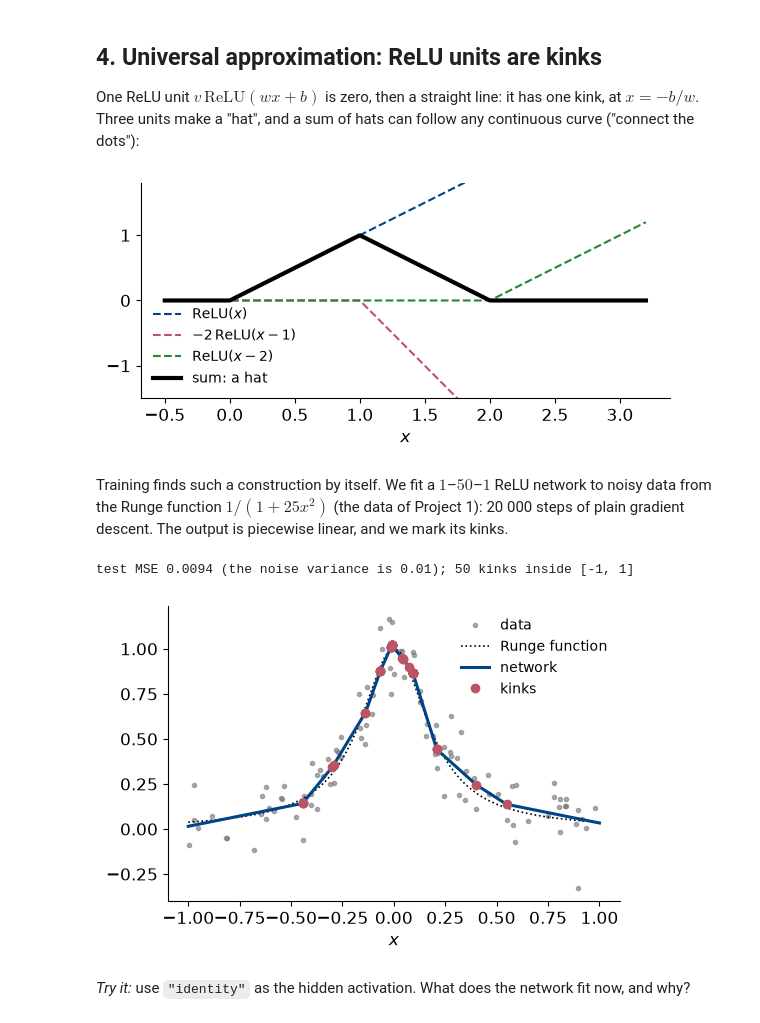
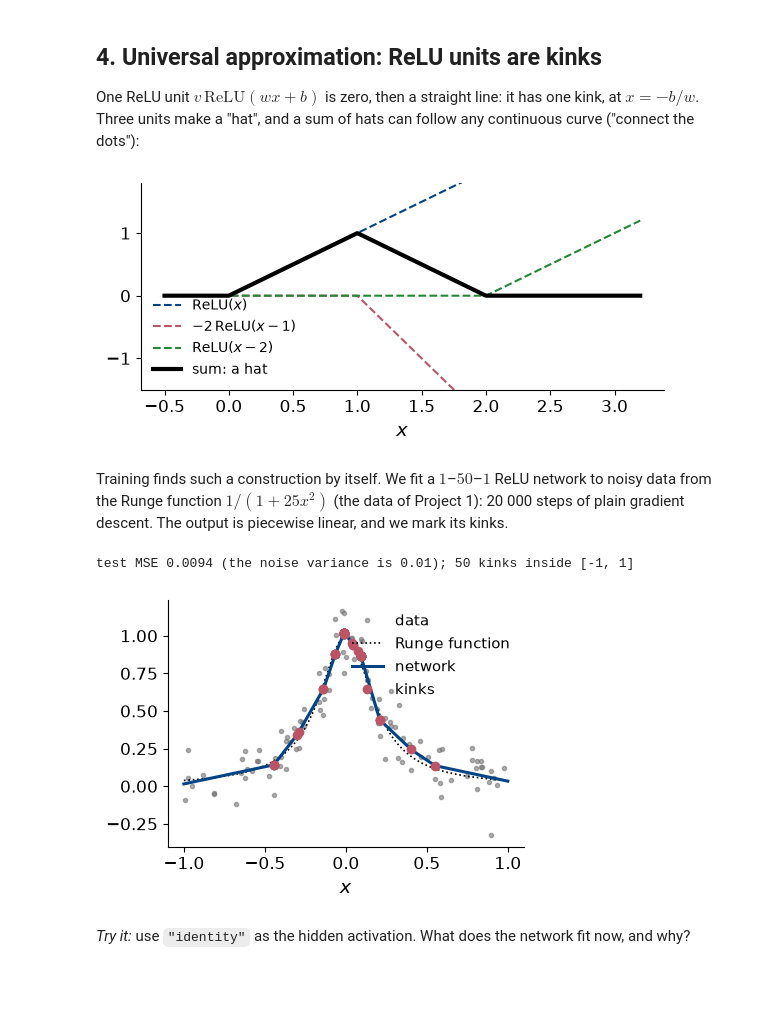
Before and after one commit to cvsvensson/MachineLearningUiO, a Jupyter notebook: doc/WeeklyMaterial/week42/week42monday_v2.ipynb, the cells around one changed output. Saved outputs shown, nothing was run; the diff lists cells and outputs as text; code cells hidden in the pictures; blank space fills up the shorter version.

```diff
--- a/doc/WeeklyMaterial/week42/week42monday_v2.ipynb
+++ b/doc/WeeklyMaterial/week42/week42monday_v2.ipynb
@@ -20,7 +20,8 @@ jax.config.update("jax_enable_x64", True)     # double precision, so that gradie
 import jax.numpy as jnp
 
 BLUE, RED, GREEN, GREY = "#004488", "#BB5566", "#228833", "#777777"
-plt.rcParams.update({"font.size": 12, "axes.spines.top": False, "axes.spines.right": False})
+plt.rcParams.update({"font.size": 14, "axes.titlesize": 14, "axes.labelsize": 14, "legend.fontsize": 12,
+                     "xtick.labelsize": 12, "ytick.labelsize": 12, "axes.spines.top": False, "axes.spines.right": False})
 np.set_printoptions(precision=4, suppress=True)
 
 SAVE_FIGURES = False          # True: also write the slide figures to figures/v2_*.png
@@ -196,7 +197,7 @@ softmax  max |backpropagation - jax.grad| = 4.2e-17
 The backward pass multiplies by $f'$ once per layer. The sigmoid has $f'\le 1/4$, tanh has $f'\le 1$, and ReLU has $f'=1$ for $z>0$. All three are flat somewhere: $f'\approx 0$ for large $|z|$ (sigmoid, tanh) or for $z<0$ (ReLU).
 # %%
 z = np.linspace(-5, 5, 400)
-fig, ax = plt.subplots(1, 2, figsize=(10, 3.4))
+fig, ax = plt.subplots(1, 2, figsize=(8, 2.8))
 for name, col, ls in (("sigmoid", BLUE, "-"), ("tanh", GREEN, "--"), ("relu", RED, "-")):
     f, fp = ACTIVATIONS[name]
     ax[0].plot(z, f(z), color=col, lw=2.2, ls=ls, label=name)
@@ -398,42 +399,42 @@ ax.legend(frameon=False, fontsize=10, loc="lower left")
 fig.tight_layout()
 plt.show()
 # %% [output]
-[figure, old version]
+[figure, new version]
 # %% [markdown]
 Training finds such a construction by itself. We fit a $1$–$50$–$1$ ReLU network to noisy data from the Runge function $1/(1+25x^2)$ (the data of Project 1): 20 000 steps of plain gradient descent. The output is piecewise linear, and we mark its kinks.
 # %%
 def runge_data(n=100, sigma=0.1, seed=2026):
     # Project 1: x uniform on [-1, 1], y = 1/(1 + 25 x^2) + noise; a training and a test set.
     rng = np.random.default_rng(seed)
     x = np.sort(rng.uniform(-1, 1, n))
     y = 1.0 / (1.0 + 25 * x ** 2) + rng.normal(0, sigma, n)
     x_test = np.sort(rng.uniform(-1, 1, n))
     y_test = 1.0 / (1.0 + 25 * x_test ** 2) + rng.normal(0, sigma, n)
     return x[:, None], y[:, None], x_test[:, None], y_test[:, None]
 
 
 X, Y, Xt, Yt = runge_data()
 layers = create_layers([1, 50, 1], "relu", np.random.default_rng(2026))
 layers, hist = train(X, Y, layers, "relu", "mse", gamma=0.1, epochs=20000)
 (W1, b1), (W2, b2) = layers
 kinks = -b1 / W1[0]
 kinks = np.sort(kinks[(kinks > -1) & (kinks < 1) & (np.abs(W2[:, 0] * W1[0]) > 1e-3)])
 print(f"test MSE {np.mean((predict(Xt, layers, 'relu') - Yt) ** 2):.4f} (the noise variance is 0.01); "
       f"{len(kinks)} kinks inside [-1, 1]")
 
 xx = np.linspace(-1, 1, 801)[:, None]
-fig, ax = plt.subplots(figsize=(5.5, 3.8))
+fig, ax = plt.subplots(figsize=(4.6, 3.4))
 ax.plot(X, Y, "o", color=GREY, ms=3, alpha=0.6, label="data")
 ax.plot(xx, 1 / (1 + 25 * xx ** 2), color="k", lw=1.2, ls=":", label="Runge function")
 ax.plot(xx, predict(xx, layers, "relu"), color=BLUE, lw=2.2, label="network")
 ax.plot(kinks, predict(kinks[:, None], layers, "relu")[:, 0], "o", color=RED, ms=6, label="kinks")
 ax.set_xlabel("$x$")
-ax.legend(frameon=False, fontsize=10, loc="upper right")
+ax.legend(frameon=False, fontsize=11, loc="upper right")
 fig.tight_layout()
 show(fig, "v2_runge_kinks.png")
 # %% [output]
 test MSE 0.0094 (the noise variance is 0.01); 50 kinks inside [-1, 1]
-[figure, old version]
+[figure, new version]
 # %% [markdown]
 *Try it:* use `"identity"` as the hidden activation. What does the network fit now, and why?
 # %% [markdown]
```
Also changed, not shown: parts of 11 cells of this notebook, 10 other files.
